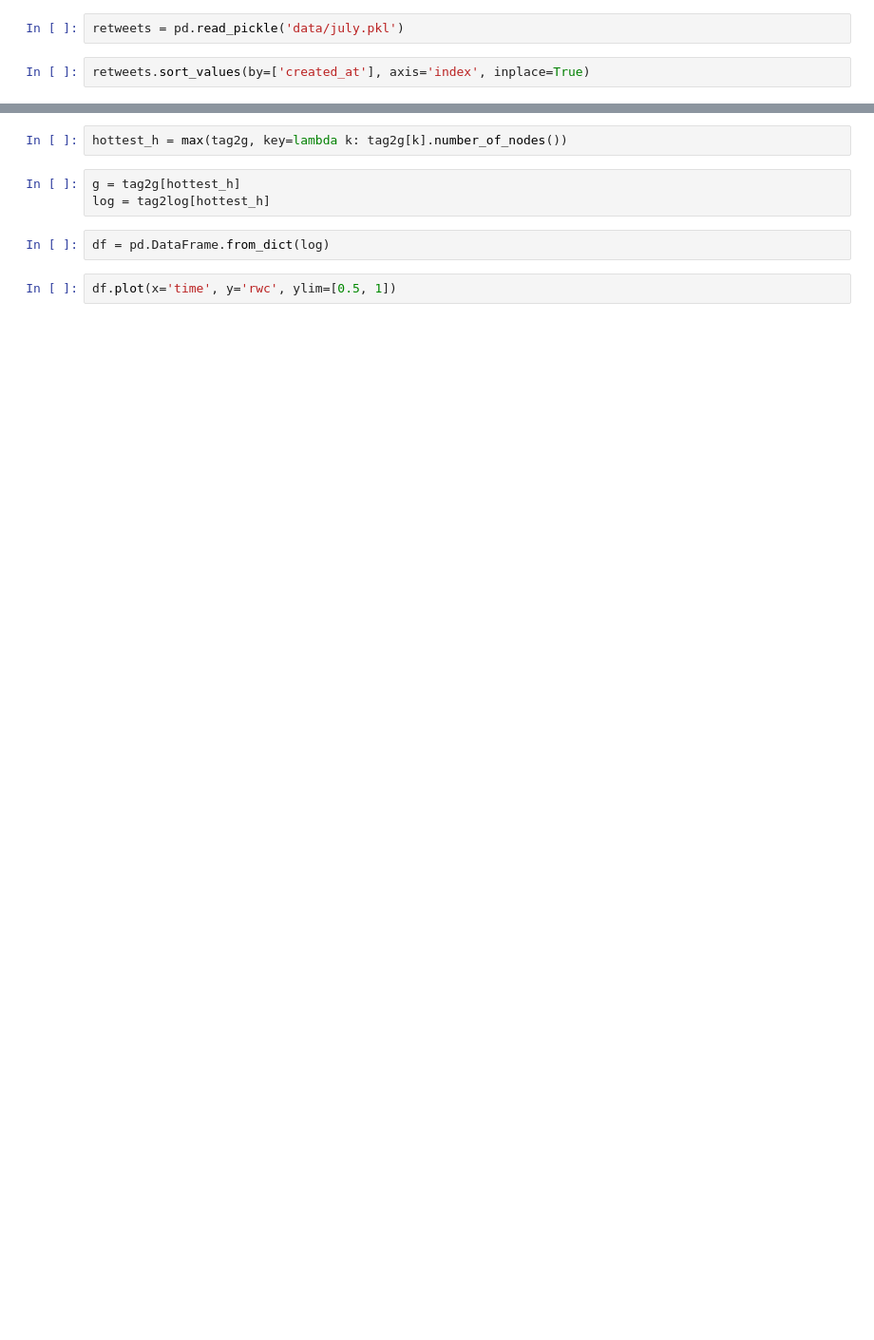
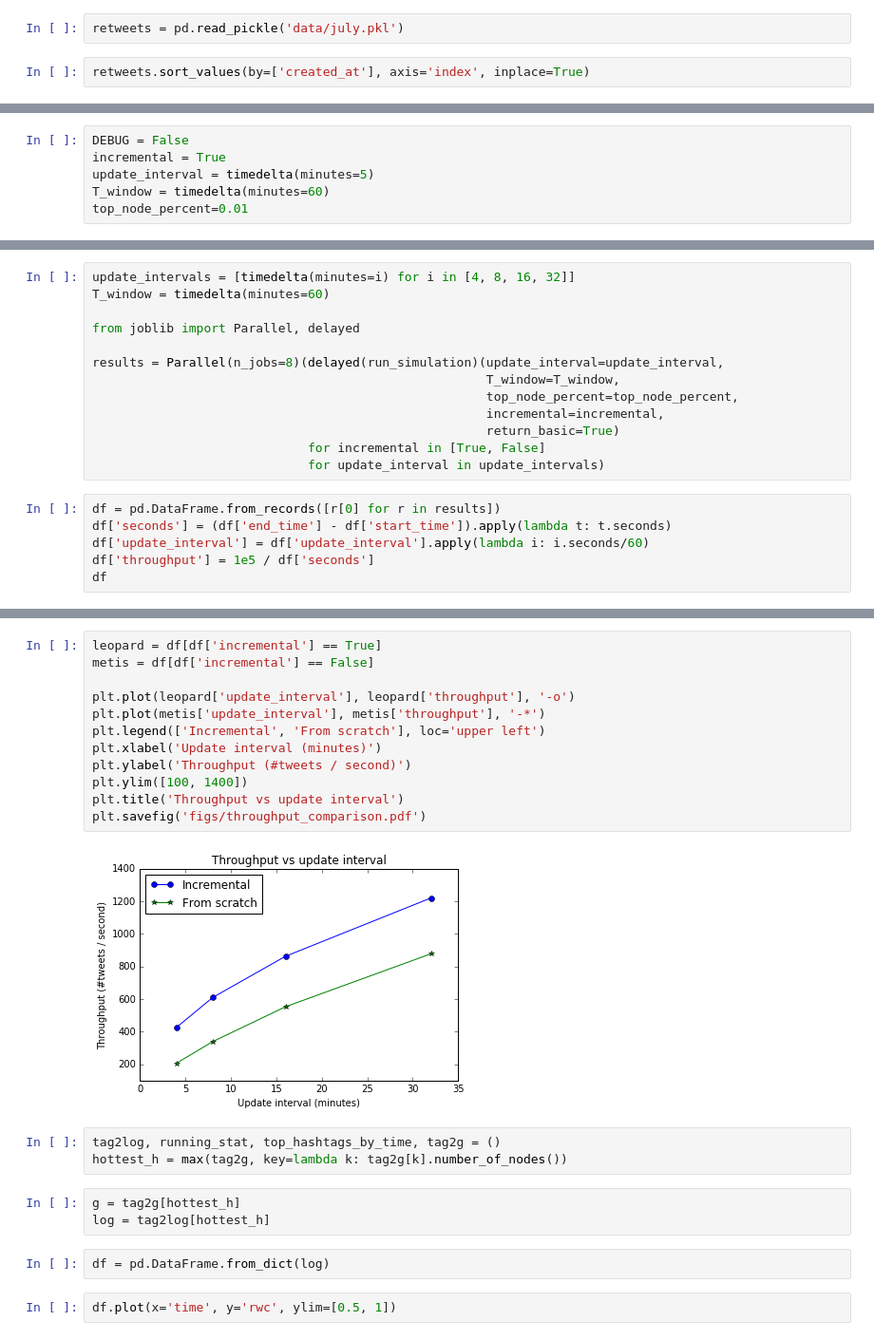
Before and after one commit to xiaohan2012/controversy_detection, a Jupyter notebook: simulation.ipynb, the cells around one changed output, grey strips where cells are left out. Shown at 95% size. Saved outputs shown, nothing was run; the diff lists cells and outputs as text; blank space fills up the shorter version.

```diff
--- a/simulation.ipynb
+++ b/simulation.ipynb
@@ -20 +18,7 @@ top_edge_percent=0.01
+# %%
+DEBUG = False
+incremental = True
+update_interval = timedelta(minutes=5)
+T_window = timedelta(minutes=60)
+top_node_percent=0.01
 # %%
@@ -144,0 +156,19 @@ now 2016-07-03 12:22:40.663000
+# %%
+update_intervals = [timedelta(minutes=i) for i in [4, 8, 16, 32]]
+T_window = timedelta(minutes=60)
+
+from joblib import Parallel, delayed
+
+results = Parallel(n_jobs=8)(delayed(run_simulation)(update_interval=update_interval,
+                                                     T_window=T_window,
+                                                     top_node_percent=top_node_percent,
+                                                     incremental=incremental,
+                                                     return_basic=True)
+                             for incremental in [True, False]
+                             for update_interval in update_intervals)
+# %%
+df = pd.DataFrame.from_records([r[0] for r in results])
+df['seconds'] = (df['end_time'] - df['start_time']).apply(lambda t: t.seconds)
+df['update_interval'] = df['update_interval'].apply(lambda i: i.seconds/60)
+df['throughput'] = 1e5 / df['seconds']
+df
@@ -145,4 +185,19 @@ now 2016-07-03 12:22:40.663000
+# %%
+leopard = df[df['incremental'] == True]
+metis = df[df['incremental'] == False]
+
+plt.plot(leopard['update_interval'], leopard['throughput'], '-o')
+plt.plot(metis['update_interval'], metis['throughput'], '-*')
+plt.legend(['Incremental', 'From scratch'], loc='upper left')
+plt.xlabel('Update interval (minutes)')
+plt.ylabel('Throughput (#tweets / second)')
+plt.ylim([100, 1400])
+plt.title('Throughput vs update interval')
+plt.savefig('figs/throughput_comparison.pdf')
+# %% [output]
+[figure, added]
 # %%
+tag2log, running_stat, top_hashtags_by_time, tag2g = ()
 hottest_h = max(tag2g, key=lambda k: tag2g[k].number_of_nodes())
 # %%
 g = tag2g[hottest_h]
```
Also changed, not shown: parts of 9 cells of this notebook, 2 other files.
